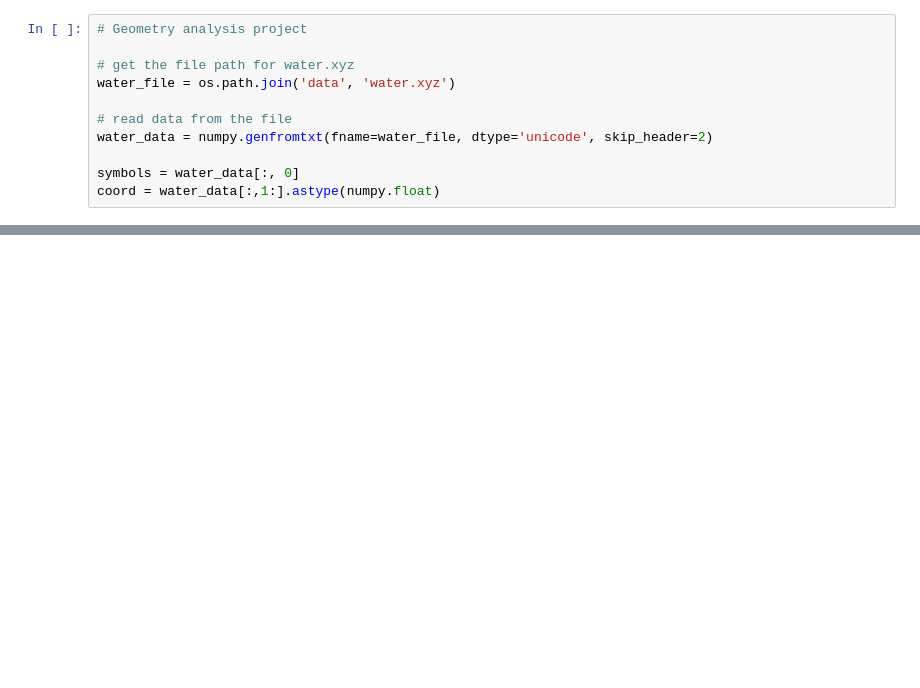
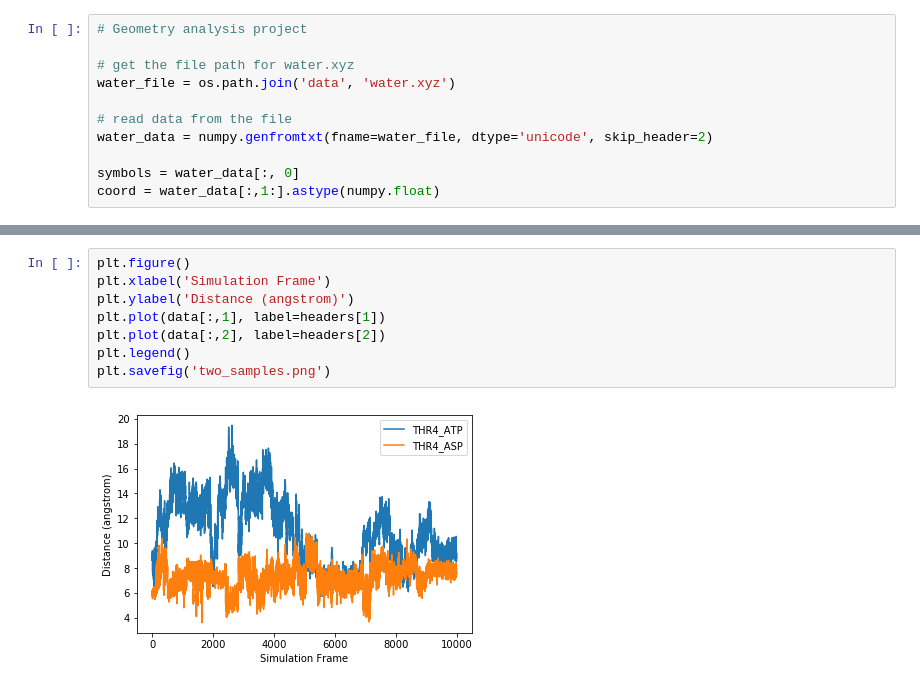
Before and after one commit to janash/cms-workshop, a Jupyter notebook: workshop_notebook.ipynb, the cells around one changed output, grey strips where cells are left out. Drawn from its saved outputs; the diff is of its cells as text; blank space fills up the shorter version.

```diff
--- a/workshop_notebook.ipynb
+++ b/workshop_notebook.ipynb
@@ -405,0 +373,10 @@ H2 to H2 : 0.000
+# %%
+plt.figure()
+plt.xlabel('Simulation Frame')
+plt.ylabel('Distance (angstrom)')
+plt.plot(data[:,1], label=headers[1])
+plt.plot(data[:,2], label=headers[2])
+plt.legend()
+plt.savefig('two_samples.png')
+# %% [output]
+[figure, added]
```
Also changed, not shown: parts of 19 cells of this notebook, 6 other files.
